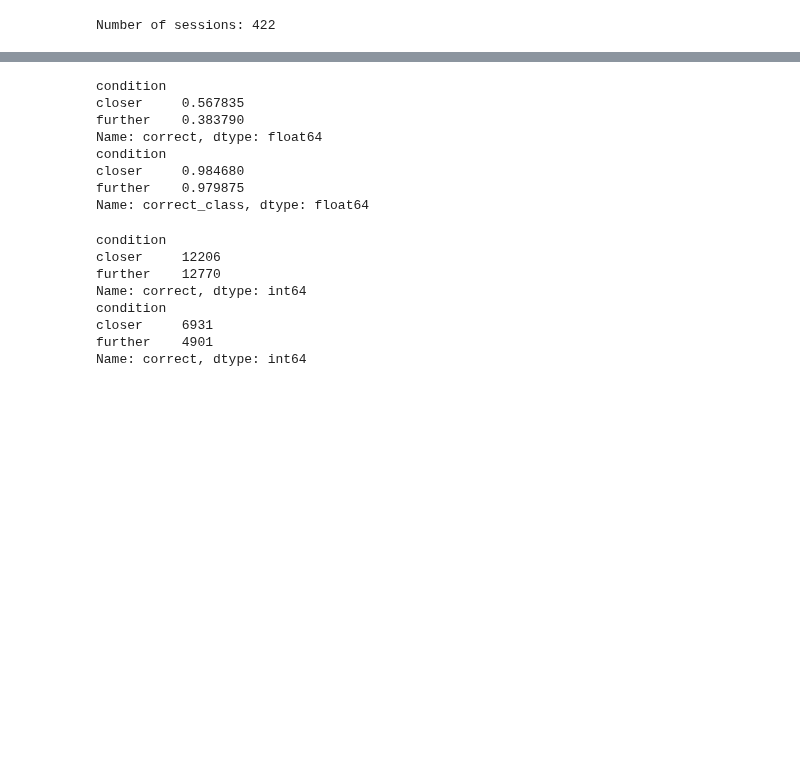
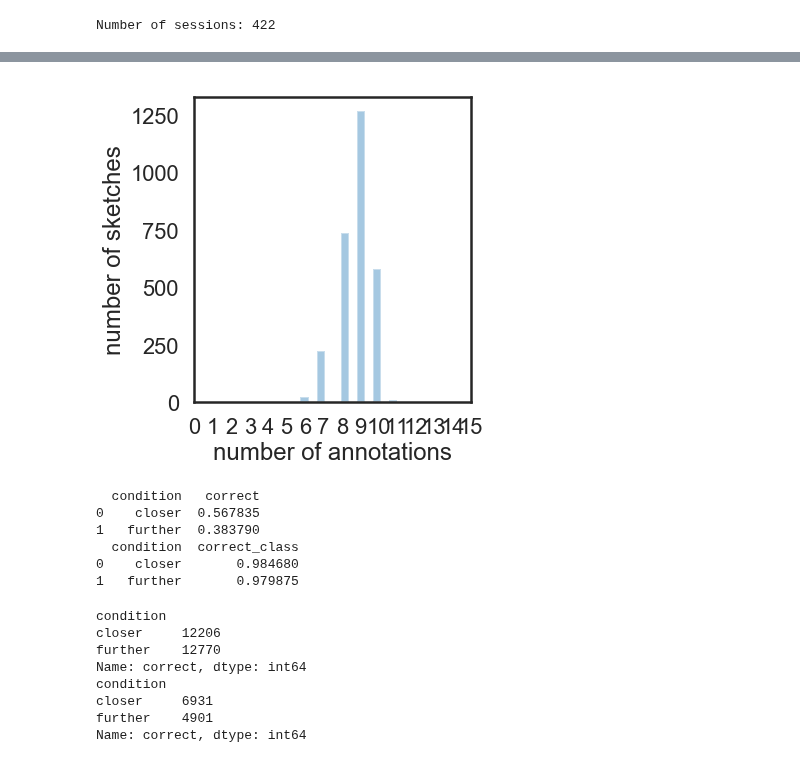
Before and after one commit to judithfan/visual_communication_in_context, a Jupyter notebook: analysis/pilot2_analysis_sketchpad_basic_recog.ipynb, the cells around one changed output, grey strips where cells are left out. Cells and saved outputs as stored; diff of their text form; code cells hidden in the pictures; blank space fills up the shorter version.

```diff
--- a/analysis/pilot2_analysis_sketchpad_basic_recog.ipynb
+++ b/analysis/pilot2_analysis_sketchpad_basic_recog.ipynb
@@ -201,18 +201,29 @@ plt.ylabel('number of sketches')
+# %%
+### histogram of annotations per sketch
+fig = plt.figure(figsize=(6,6))
+x = X.groupby('fname')['gameID'].count().reset_index()
+h = sns.distplot(x['gameID'].values,bins=16,kde=False)
+plt.xlim(0,15)
+xt = plt.xticks(np.arange(0,16))
+plt.xlabel('number of annotations')
+plt.ylabel('number of sketches')
+plt.tight_layout()
+plt.savefig('./plots/num_annotations_per_sketch.pdf')
+# %% [output]
+[figure, added]
 # %%
 ## what is object-level accuracy broken out condition?
-print X.groupby('condition')['correct'].apply(lambda x: np.mean(x))
+print X.groupby('condition')['correct'].apply(lambda x: np.mean(x)).reset_index()
 
 ## what is class-level accuracy?
-print X.groupby('condition')['correct_class'].apply(lambda x: np.mean(x))
+print X.groupby('condition')['correct_class'].apply(lambda x: np.mean(x)).reset_index()
 # %% [output]
-condition
-closer     0.567835
-further    0.383790
-Name: correct, dtype: float64
-condition
-closer     0.984680
-further    0.979875
-Name: correct_class, dtype: float64
+  condition   correct
+0    closer  0.567835
+1   further  0.383790
+  condition  correct_class
+0    closer       0.984680
+1   further       0.979875
 # %%
 print X.groupby('condition')['correct'].count()
 print X.groupby('condition')['correct'].sum()
```
Also changed, not shown: parts of 4 cells of this notebook, 4 other files.
